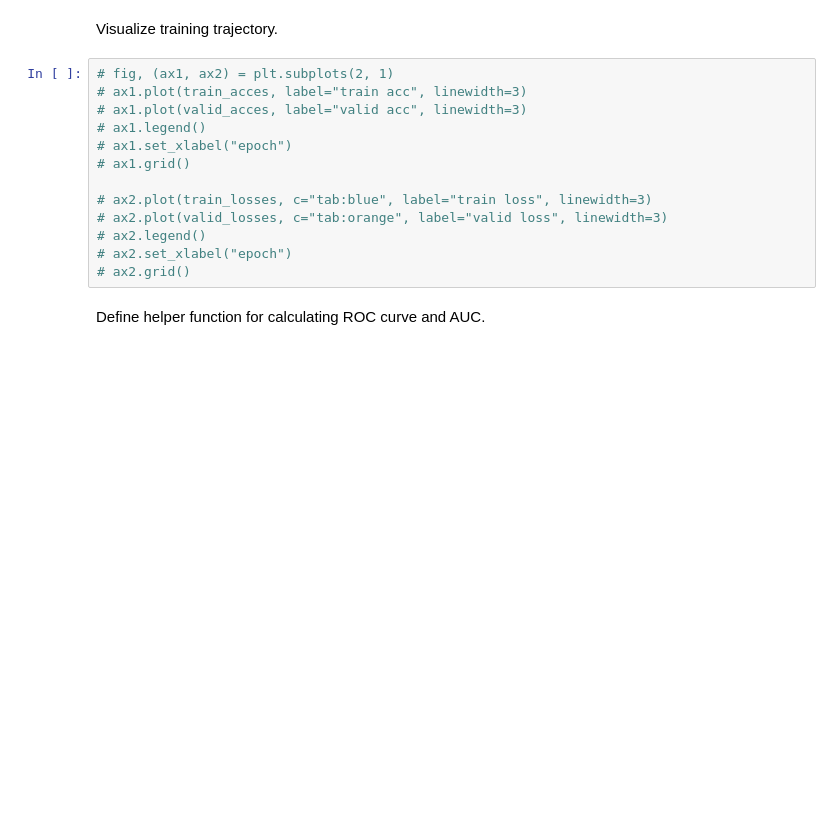
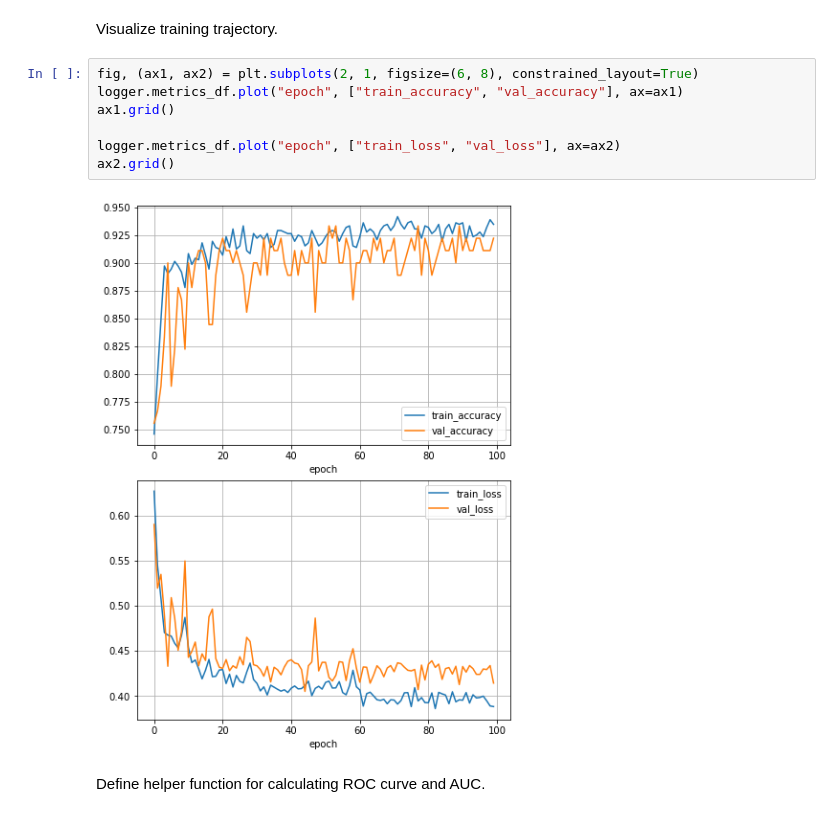
Before and after one commit to zhanglab-aim/cancer-net, a Jupyter notebook: demos/prostate_gnn.ipynb, the cells around one changed output. Cells and saved outputs as stored; diff of their text form; blank space fills up the shorter version.

```diff
--- a/demos/prostate_gnn.ipynb
+++ b/demos/prostate_gnn.ipynb
@@ -119,18 +119,14 @@ Training took 155.3 seconds.
 # %% [markdown]
 Visualize training trajectory.
 # %%
-# fig, (ax1, ax2) = plt.subplots(2, 1)
-# ax1.plot(train_acces, label="train acc", linewidth=3)
-# ax1.plot(valid_acces, label="valid acc", linewidth=3)
-# ax1.legend()
-# ax1.set_xlabel("epoch")
-# ax1.grid()
+fig, (ax1, ax2) = plt.subplots(2, 1, figsize=(6, 8), constrained_layout=True)
+logger.metrics_df.plot("epoch", ["train_accuracy", "val_accuracy"], ax=ax1)
+ax1.grid()
 
-# ax2.plot(train_losses, c="tab:blue", label="train loss", linewidth=3)
-# ax2.plot(valid_losses, c="tab:orange", label="valid loss", linewidth=3)
-# ax2.legend()
-# ax2.set_xlabel("epoch")
-# ax2.grid()
+logger.metrics_df.plot("epoch", ["train_loss", "val_loss"], ax=ax2)
+ax2.grid()
+# %% [output]
+[figure, added]
 # %% [markdown]
 Define helper function for calculating ROC curve and AUC.
 # %%
```
Also changed, not shown: parts of 5 cells of this notebook.
